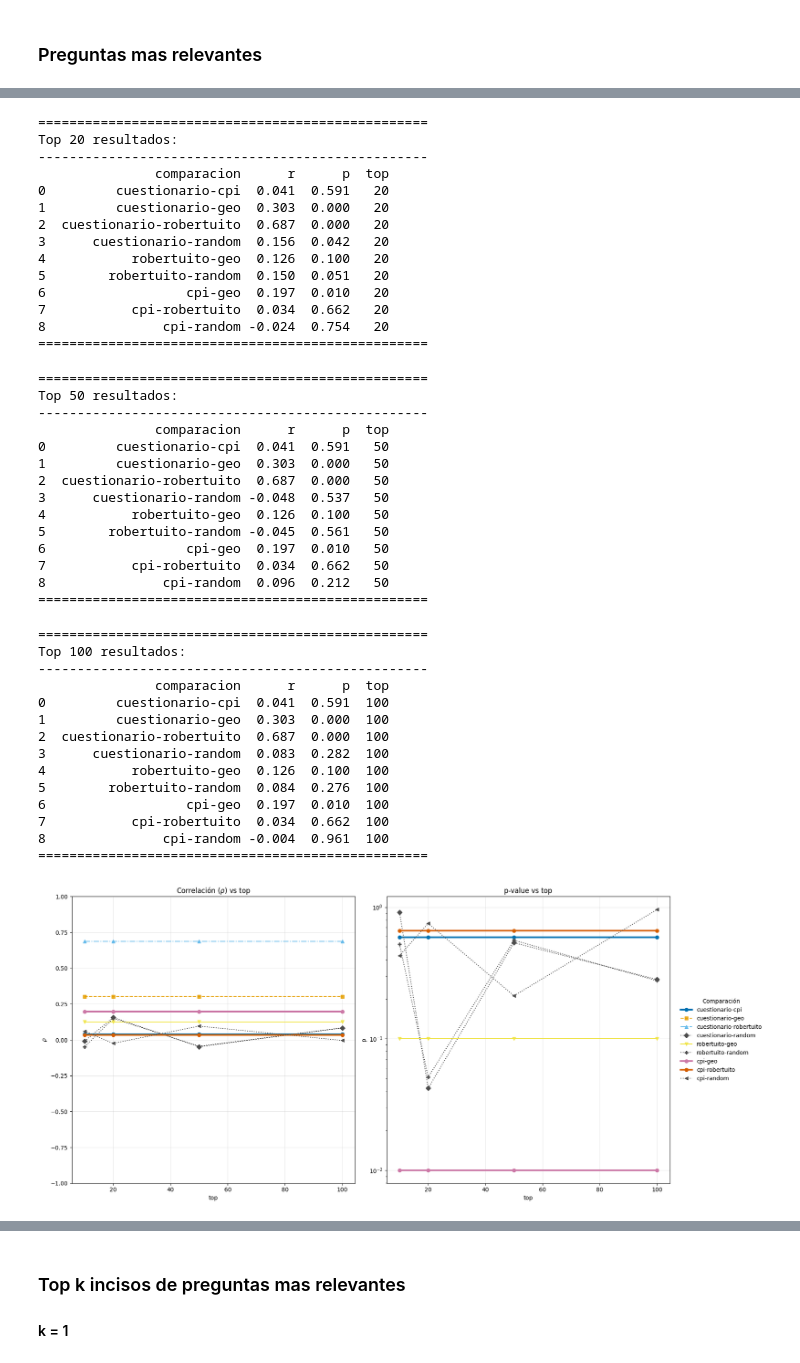
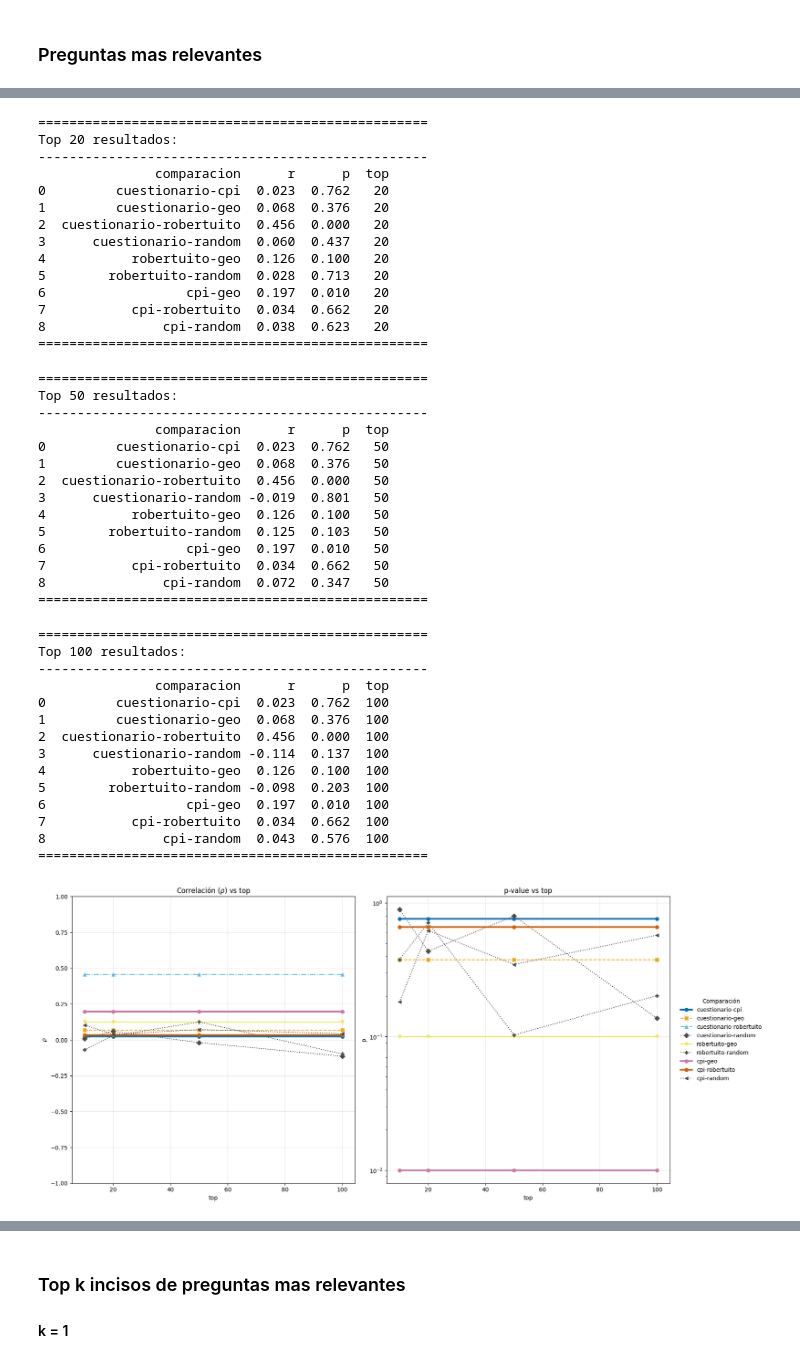
Before and after one commit to PastaFosil/ComputerScienceMaster, a Jupyter notebook: proyecto_tecnologico/full_analysis.ipynb, the cells around one changed output, grey strips where cells are left out. Cells and saved outputs as stored; diff of their text form; code cells hidden in the pictures.

```diff
--- a/proyecto_tecnologico/full_analysis.ipynb
+++ b/proyecto_tecnologico/full_analysis.ipynb
@@ -758,5 +1015,7 @@ Top 100 resultados:
 # %% [markdown]
 ### Preguntas mas relevantes
+# %%
+df_test = df_dict['page_info'].drop(columns=[c for c in df_dict['page_info'].columns if not c.startswith('consecuencias')])
 # %%
 segmentation = 10
 
@@ -767,7 +1026,7 @@ all_results = []
 for top in [10, 20, 50, 100]:
     # valoracion de segmentos de rankings
     # formulario
-    corr_dict['cuestionario'], _ = srl.compute_rank_feature_distance(df_dict['rankings'], df_dict['page_info'], segment_size=10, onehot_cols=one_hot_cols, expanded=True, by='question', threshold=0.6, compare_to=df_dict["cpi"][['cpi']])
+    corr_dict['cuestionario'], _ = srl.compute_rank_feature_distance(df_dict['rankings'], df_test, segment_size=10, onehot_cols=one_hot_cols, expanded=True, by='question', threshold=0.6, compare_to=df_dict["cpi"][['cpi']])
     # robertuito
     corr_dict['robertuito'], _ = srl.compute_rank_feature_distance(df_dict['rankings'], df_dict['robertuito'], segment_size=segmentation, expanded=True)
 
@@ -904,44 +1163,44 @@ Top 10 resultados:
 ==================================================
 ==================================================
 Top 20 resultados:
 --------------------------------------------------
                comparacion      r      p  top
-0         cuestionario-cpi  0.041  0.591   20
-1         cuestionario-geo  0.303  0.000   20
-2  cuestionario-robertuito  0.687  0.000   20
-3      cuestionario-random  0.156  0.042   20
+0         cuestionario-cpi  0.023  0.762   20
+1         cuestionario-geo  0.068  0.376   20
+2  cuestionario-robertuito  0.456  0.000   20
+3      cuestionario-random  0.060  0.437   20
 4           robertuito-geo  0.126  0.100   20
-5        robertuito-random  0.150  0.051   20
+5        robertuito-random  0.028  0.713   20
 6                  cpi-geo  0.197  0.010   20
 7           cpi-robertuito  0.034  0.662   20
-8               cpi-random -0.024  0.754   20
+8               cpi-random  0.038  0.623   20
 ==================================================
 ==================================================
 Top 50 resultados:
 --------------------------------------------------
                comparacion      r      p  top
-0         cuestionario-cpi  0.041  0.591   50
-1         cuestionario-geo  0.303  0.000   50
-2  cuestionario-robertuito  0.687  0.000   50
-3      cuestionario-random -0.048  0.537   50
+0         cuestionario-cpi  0.023  0.762   50
+1         cuestionario-geo  0.068  0.376   50
+2  cuestionario-robertuito  0.456  0.000   50
+3      cuestionario-random -0.019  0.801   50
 4           robertuito-geo  0.126  0.100   50
-5        robertuito-random -0.045  0.561   50
+5        robertuito-random  0.125  0.103   50
 6                  cpi-geo  0.197  0.010   50
 7           cpi-robertuito  0.034  0.662   50
-8               cpi-random  0.096  0.212   50
+8               cpi-random  0.072  0.347   50
 ==================================================
 ==================================================
 Top 100 resultados:
 --------------------------------------------------
                comparacion      r      p  top
-0         cuestionario-cpi  0.041  0.591  100
-1         cuestionario-geo  0.303  0.000  100
-2  cuestionario-robertuito  0.687  0.000  100
-3      cuestionario-random  0.083  0.282  100
+0         cuestionario-cpi  0.023  0.762  100
+1         cuestionario-geo  0.068  0.376  100
+2  cuestionario-robertuito  0.456  0.000  100
+3      cuestionario-random -0.114  0.137  100
 4           robertuito-geo  0.126  0.100  100
-5        robertuito-random  0.084  0.276  100
+5        robertuito-random -0.098  0.203  100
 6                  cpi-geo  0.197  0.010  100
 7           cpi-robertuito  0.034  0.662  100
-8               cpi-random -0.004  0.961  100
+8               cpi-random  0.043  0.576  100
 ==================================================
-[figure, old version]
+[figure, new version]
```
Also changed, not shown: parts of 28 cells of this notebook, 1 other file.
